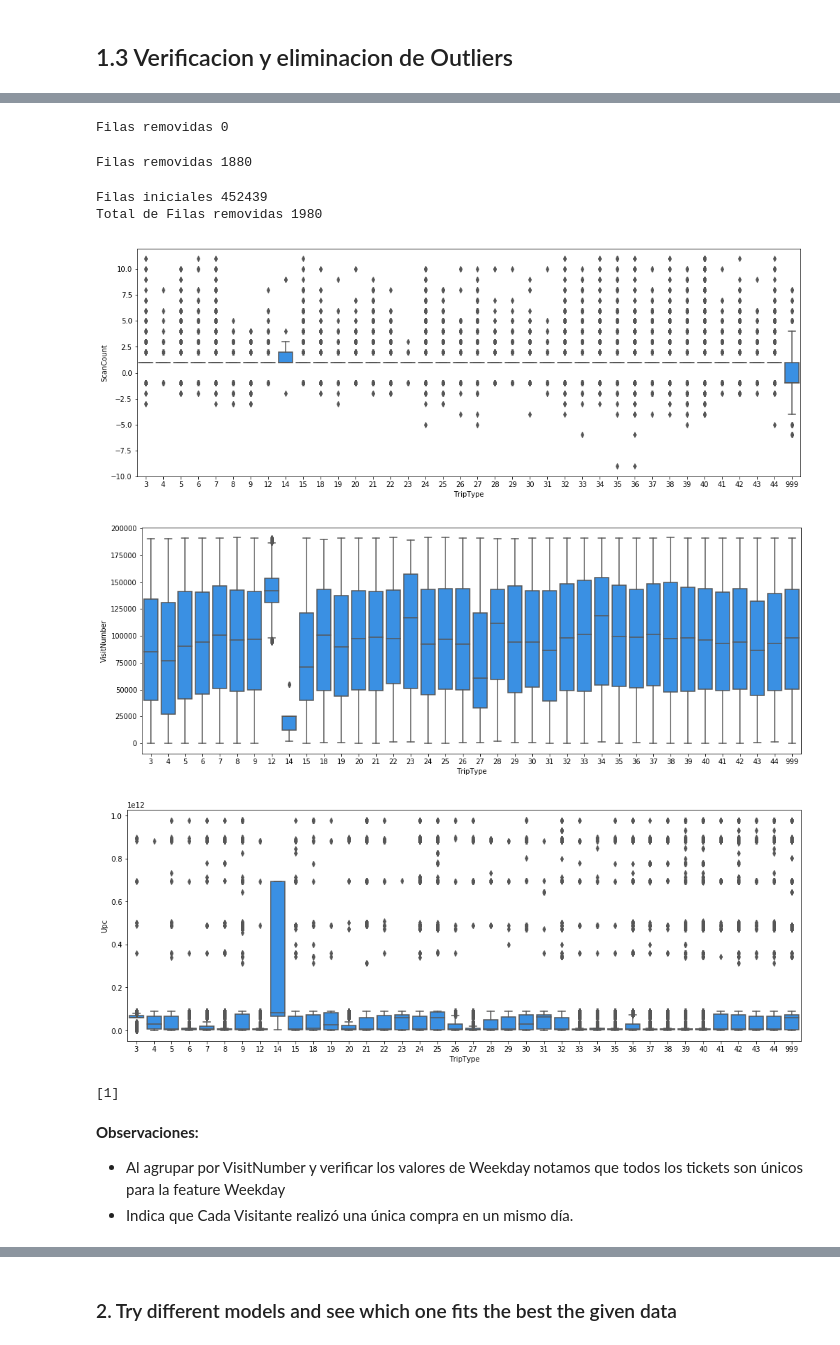
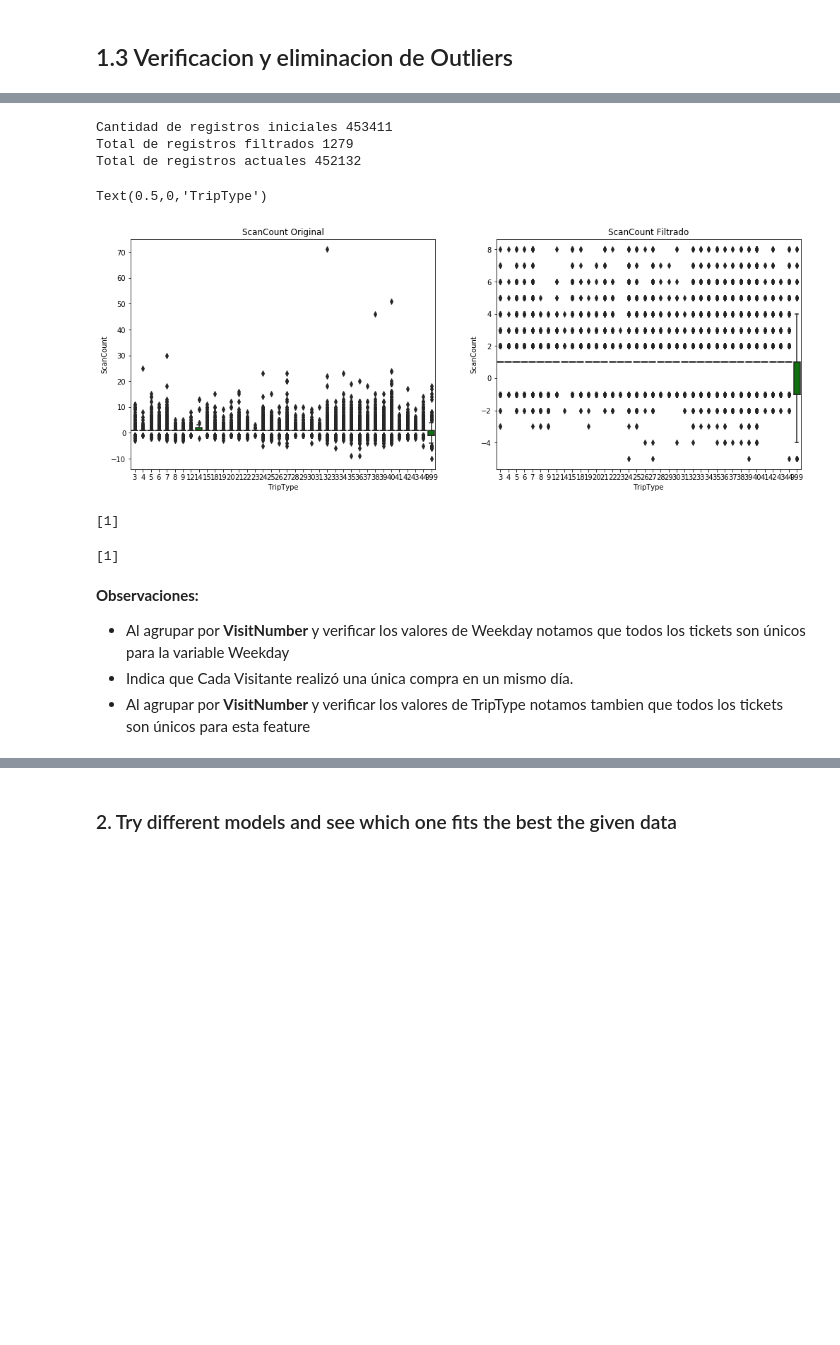
Before and after one commit to Verobornancini/AprendizajeSupervisado, a Jupyter notebook: practico/src/baseline.ipynb, the cells around one changed output, grey strips where cells are left out. Saved outputs shown, nothing was run; the diff lists cells and outputs as text; code cells hidden in the pictures; blank space fills up the shorter version.

Commit message:
Limpieza de datos

```diff
--- a/practico/src/baseline.ipynb
+++ b/practico/src/baseline.ipynb
@@ -224,0 +254,7 @@ Nulos en el DF
+# %%
+# 5) Reemplazamos los NaN de la feature FinelineNumber por la moda ya que se trata de una variable numerica discreta
+warnings.filterwarnings('ignore')
+df_notna.FinelineNumber.mode()[0]
+
+df_notna.fillna({'FinelineNumber': df_notna.FinelineNumber.mode()[0]}, inplace=True)
+df_notna.FinelineNumber.isnull().sum()
@@ -296,7 +298,7 @@ def clean_outliers(dataset, column_name):
     """Returns dataset removing the outlier rows from column @column_name."""
     interesting_col = dataset[column_name]
     mask_var_outlier = (
-        np.abs(interesting_col - interesting_col.mean()) <= (15 * interesting_col.std()))     # PORQUE DECÍA A 15 ??????
+        np.abs(interesting_col - interesting_col.mean()) <= (10 * interesting_col.std()))
     return dataset[mask_var_outlier]
 # %%
 # Filtramos los outliers de la variable ScanCount
@@ -307,37 +309,32 @@ Filas removidas 100
-# %%
-# Filtramos los outliers de la variable VisitNumber
-df_clean_VisitNumber = clean_outliers(df_clean_ScanCount, "VisitNumber")
-print("Filas removidas", len(df_clean_ScanCount) - len(df_clean_VisitNumber))
-# %% [output]
-Filas removidas 0
-# %%
-# Filtramos los outliers de la variable Upc
-df_clean_Upc = clean_outliers(df_clean_VisitNumber, "Upc")
-print("Filas removidas", len(df_clean_VisitNumber) - len(df_clean_Upc))
-# %% [output]
-Filas removidas 1880
 # %%
-# Redefiimos el nombre del dataset y calculamos el total de filas removidas
-df_clean = df_clean_Upc
-print("Filas iniciales", len(df_notna))
-print("Total de Filas removidas", len(df_notna) - len(df_clean))
+# Redefiimos el nombre del dataset y calculamos el total de filas removidas hasta el momento
+df_clean = df_clean_ScanCount
+print("Cantidad de registros iniciales", len(original_df))
+print("Total de registros filtrados", len(original_df) - len(df_clean))
+print("Total de registros actuales", len(df_clean))
 # %% [output]
-Filas iniciales 452439
-Total de Filas removidas 1980
+Cantidad de registros iniciales 453411
+Total de registros filtrados 1279
+Total de registros actuales 452132
 # %%
-# 4) Graficamos los boxplot para corroborar la limpieza de los outliers
-for feature in df_outl.columns:
+# 4) Graficamos los boxplot para corroborar la limpieza de los outliers de la variable ScanCount
 
-    if feature != 'TripType':
-        plt.figure (figsize=(17,6))
-        sns.boxplot(data=df_clean, color='dodgerblue', x='TripType', y=feature)
-        plt.ylabel(feature)
-        plt.xlabel('TripType')
-        plt.show()
+plt.figure (figsize=(17,6))
+
+plt.subplot(121)
+plt1=sns.boxplot(data=original_df, color='green', x='TripType', y='ScanCount')
+plt.title('ScanCount Original')
+plt.ylabel('ScanCount')
+plt.xlabel('TripType')
+
+plt.subplot(122)
+plt2=sns.boxplot(data=df_clean, color='green', x='TripType', y='ScanCount')
+plt.title('ScanCount Filtrado')
+plt.ylabel('ScanCount')
+plt.xlabel('TripType')
 # %% [output]
+Text(0.5,0,'TripType')
-[figure, old version]
+[figure, new version]
-[figure, removed]
-[figure, removed]
 # %%
 # 5) Agrupamos los registros por VisitNumber
 df_group = original_df.groupby(by='VisitNumber', as_index=False).agg({'Weekday': pd.Series.nunique})
@@ -345,7 +341,13 @@ df_group = original_df.groupby(by='VisitNumber', as_index=False).agg({'Weekday':
 print(df_group['Weekday'].unique())
 # %% [output]
 [1]
+# %%
+df_group = original_df.groupby(by='VisitNumber', as_index=False).agg({'TripType': pd.Series.nunique})
+print(df_group['TripType'].unique())
+# %% [output]
+[1]
 # %% [markdown]
 **Observaciones:**
-* Al agrupar por VisitNumber y verificar los valores de Weekday notamos que todos los tickets son únicos para la feature Weekday
+* Al agrupar por **VisitNumber** y verificar los valores de Weekday notamos que todos los tickets son únicos para la variable Weekday
 * Indica que Cada Visitante realizó una única compra en un mismo día.
+* Al agrupar por **VisitNumber** y verificar los valores de TripType notamos tambien que todos los tickets son únicos para esta feature
```
Also changed, not shown: parts of 58 cells of this notebook, 4 other files.
